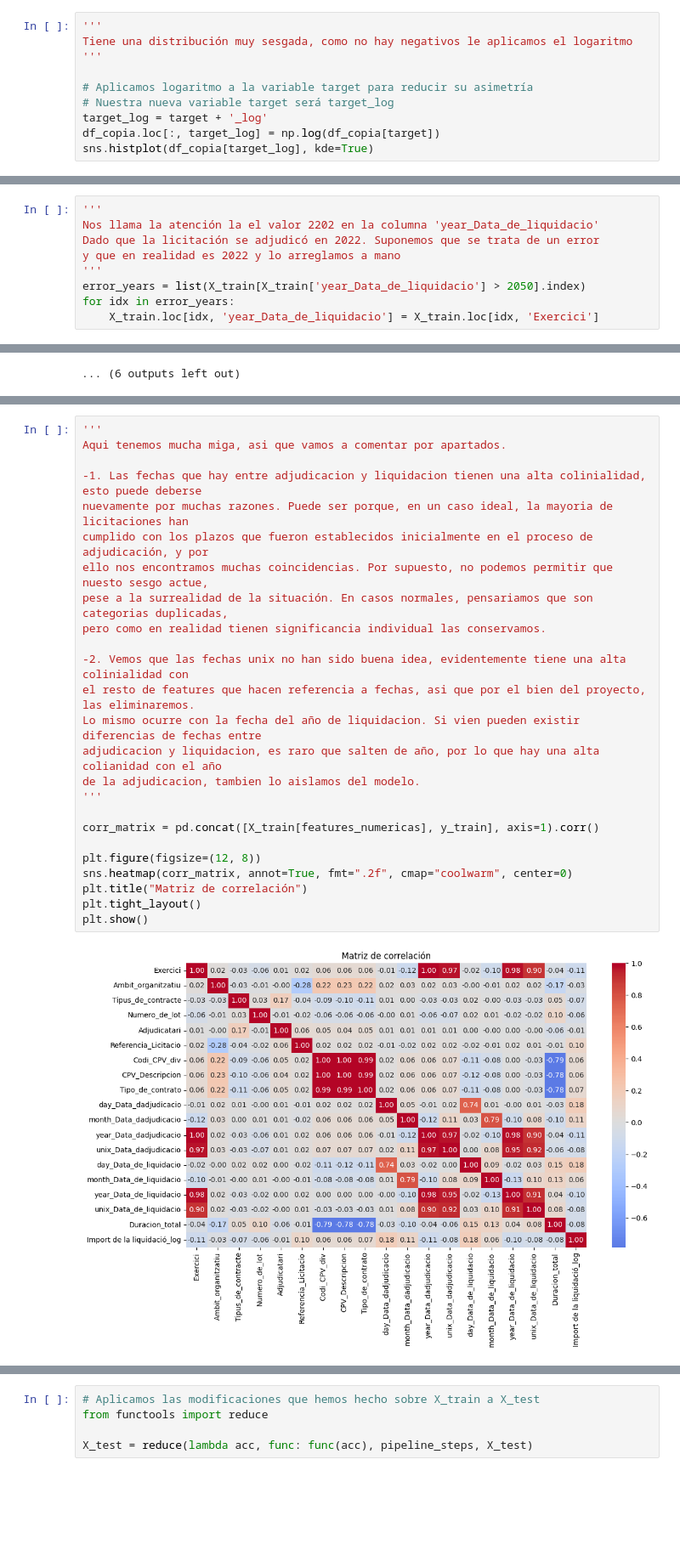
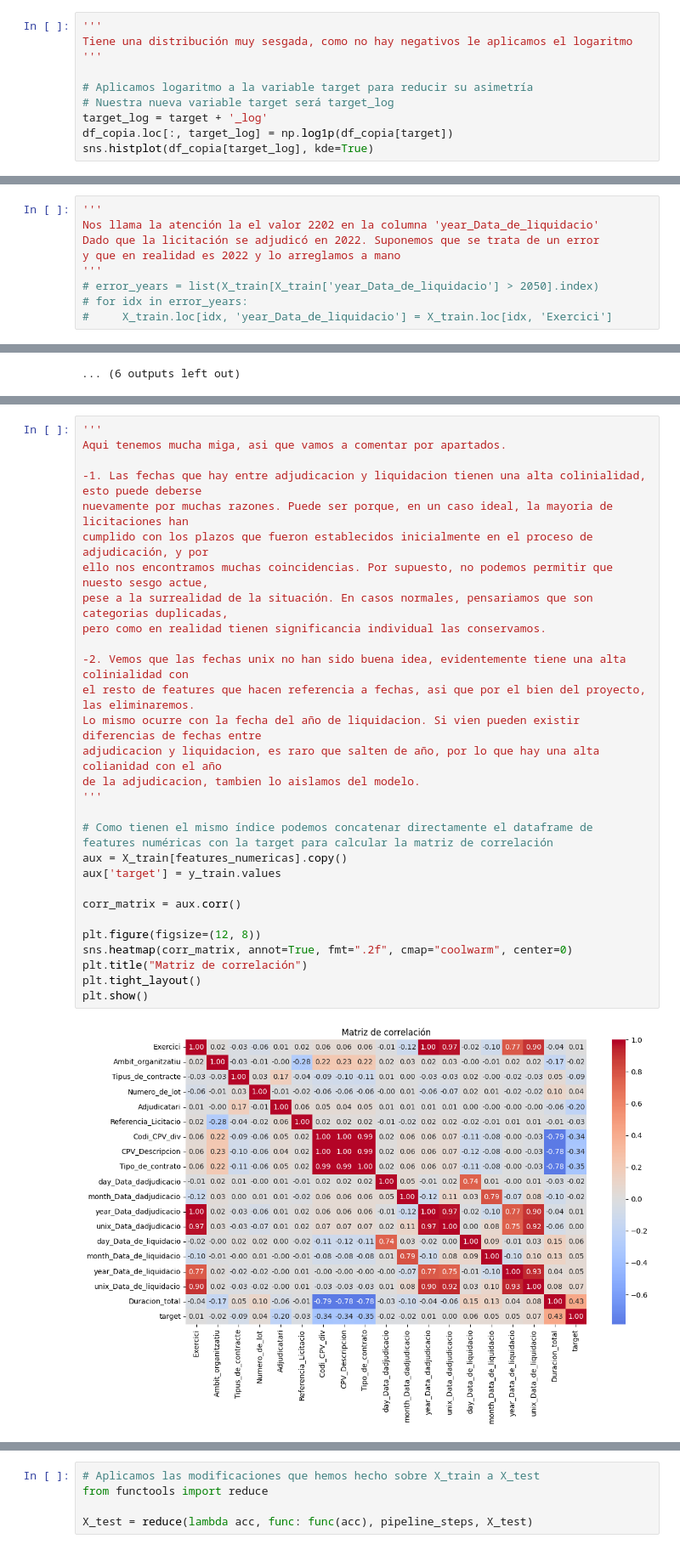
Before and after one commit to damormu/ds_ml_licitaciones, a Jupyter notebook: main.ipynb, the cells around one changed output, grey strips where cells are left out. Shown at 85% size. Drawn from its saved outputs; the diff is of its cells as text; blank space fills up the shorter version.

```diff
--- a/main.ipynb
+++ b/main.ipynb
@@ -103,7 +103,7 @@ Tiene una distribución muy sesgada, como no hay negativos le aplicamos el logar
 # Aplicamos logaritmo a la variable target para reducir su asimetría
 # Nuestra nueva variable target será target_log
 target_log = target + '_log'
-df_copia.loc[:, target_log] = np.log(df_copia[target])
+df_copia.loc[:, target_log] = np.log1p(df_copia[target])
 sns.histplot(df_copia[target_log], kde=True)
 # %% [output]
 <Axes: xlabel='Import de la liquidació_log', ylabel='Count'>
@@ -530,6 +530,6 @@ Nos llama la atención la el valor 2202 en la columna 'year_Data_de_liquidacio'
 Dado que la licitación se adjudicó en 2022. Suponemos que se trata de un error
 y que en realidad es 2022 y lo arreglamos a mano
 '''
-error_years = list(X_train[X_train['year_Data_de_liquidacio'] > 2050].index)
-for idx in error_years:
-    X_train.loc[idx, 'year_Data_de_liquidacio'] = X_train.loc[idx, 'Exercici']
+# error_years = list(X_train[X_train['year_Data_de_liquidacio'] > 2050].index)
+# for idx in error_years:
+#     X_train.loc[idx, 'year_Data_de_liquidacio'] = X_train.loc[idx, 'Exercici']
@@ -674,27 +691,31 @@ for feature in features_numericas:
 # %%
 '''
 Aqui tenemos mucha miga, asi que vamos a comentar por apartados.
 
 -1. Las fechas que hay entre adjudicacion y liquidacion tienen una alta colinialidad, esto puede deberse
 nuevamente por muchas razones. Puede ser porque, en un caso ideal, la mayoria de licitaciones han
 cumplido con los plazos que fueron establecidos inicialmente en el proceso de adjudicación, y por
 ello nos encontramos muchas coincidencias. Por supuesto, no podemos permitir que nuesto sesgo actue,
 pese a la surrealidad de la situación. En casos normales, pensariamos que son categorias duplicadas,
 pero como en realidad tienen significancia individual las conservamos.
 
 -2. Vemos que las fechas unix no han sido buena idea, evidentemente tiene una alta colinialidad con
 el resto de features que hacen referencia a fechas, asi que por el bien del proyecto, las eliminaremos.
 Lo mismo ocurre con la fecha del año de liquidacion. Si vien pueden existir diferencias de fechas entre
 adjudicacion y liquidacion, es raro que salten de año, por lo que hay una alta colianidad con el año
 de la adjudicacion, tambien lo aislamos del modelo.
 '''
 
-corr_matrix = pd.concat([X_train[features_numericas], y_train], axis=1).corr()
+# Como tienen el mismo índice podemos concatenar directamente el dataframe de features numéricas con la target para calcular la matriz de correlación
+aux = X_train[features_numericas].copy()
+aux['target'] = y_train.values
+
+corr_matrix = aux.corr()
 
 plt.figure(figsize=(12, 8))
 sns.heatmap(corr_matrix, annot=True, fmt=".2f", cmap="coolwarm", center=0)
 plt.title("Matriz de correlación")
 plt.tight_layout()
 plt.show()
 # %% [output]
-[figure, old version]
+[figure, new version]
```
Also changed, not shown: parts of 18 cells of this notebook, 2 other files.
